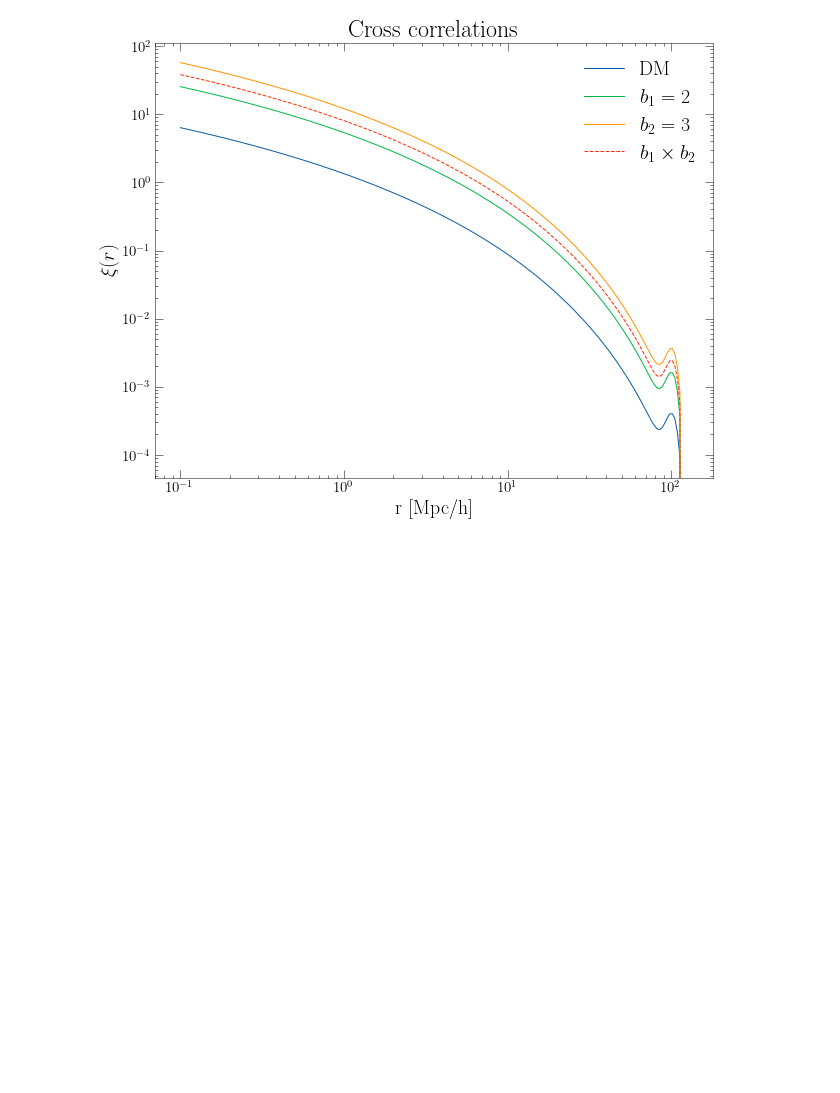
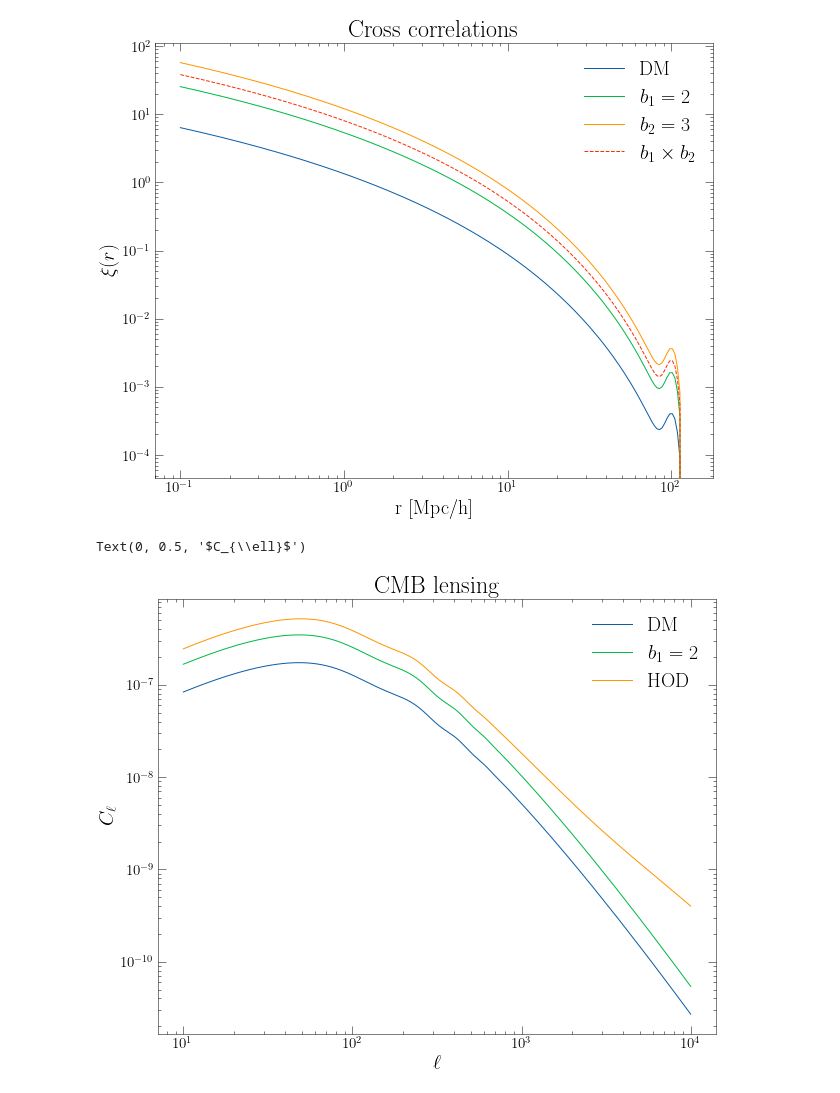
Before and after one commit to gpetter/HaloModelPy, a Jupyter notebook: notebooks/showcase.ipynb, the cells around one changed output. Cells and saved outputs as stored; diff of their text form; code cells hidden in the pictures; blank space fills up the shorter version.

Commit message:
cmb lensing

```diff
--- a/notebooks/showcase.ipynb
+++ b/notebooks/showcase.ipynb
@@ -107,3 +107,24 @@ plt.ylabel(r'$\xi(r)$')
 # %% [output]
 Text(0, 0.5, '$\\xi(r)$')
 [figure]
+# %%
+ells = np.arange(10, 10000)
+fig = plt.figure(figsize=(10, 8))
+plt.title(r'CMB lensing')
+halomod.set_powspec()
+plt.loglog(ells, halomod.get_c_ell_kg(ells), label='DM')
+
+halomod.set_powspec(bias1=2)
+plt.loglog(ells, halomod.get_c_ell_kg(ells), label=r'$b_1=2$')
+
+
+halomod.set_powspec(hodparams=[12.6, 0.0001, 12.6, 14., 1.])
+plt.loglog(ells, halomod.get_c_ell_kg(ells), label='HOD')
+
+
+plt.legend(fontsize=20)
+plt.xlabel('$\ell$')
+plt.ylabel(r'$C_{\ell}$')
+# %% [output]
+Text(0, 0.5, '$C_{\\ell}$')
+[figure, added]
```
